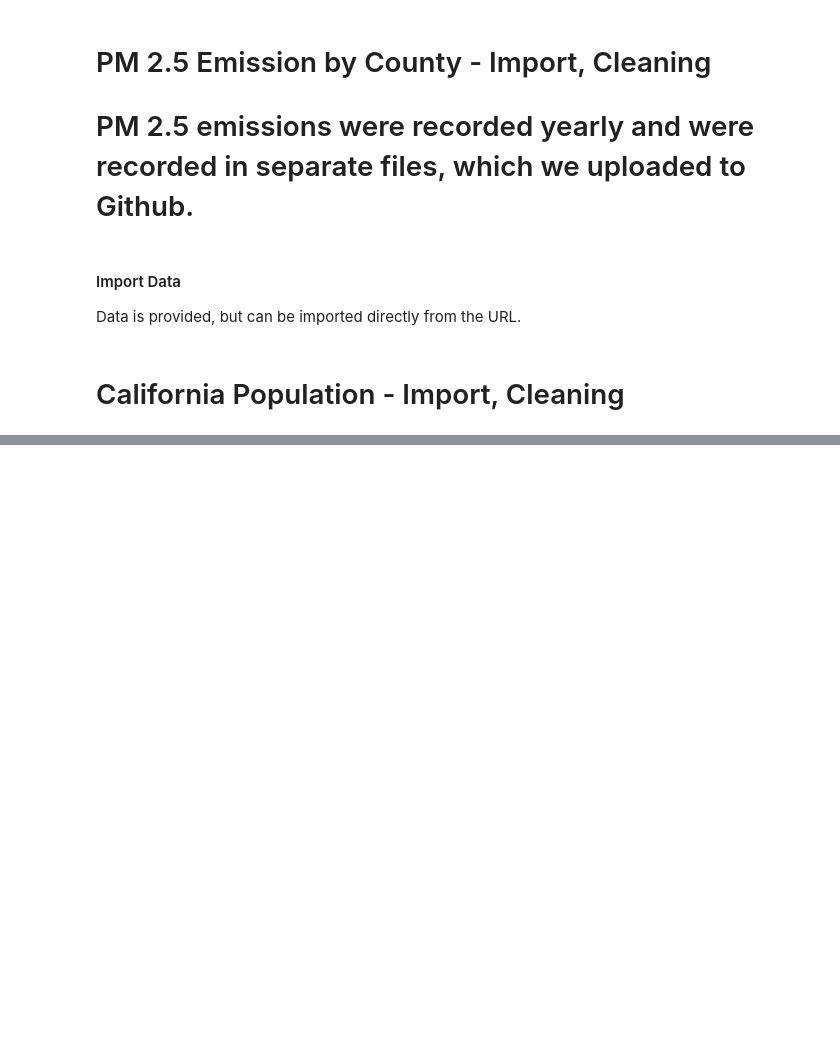
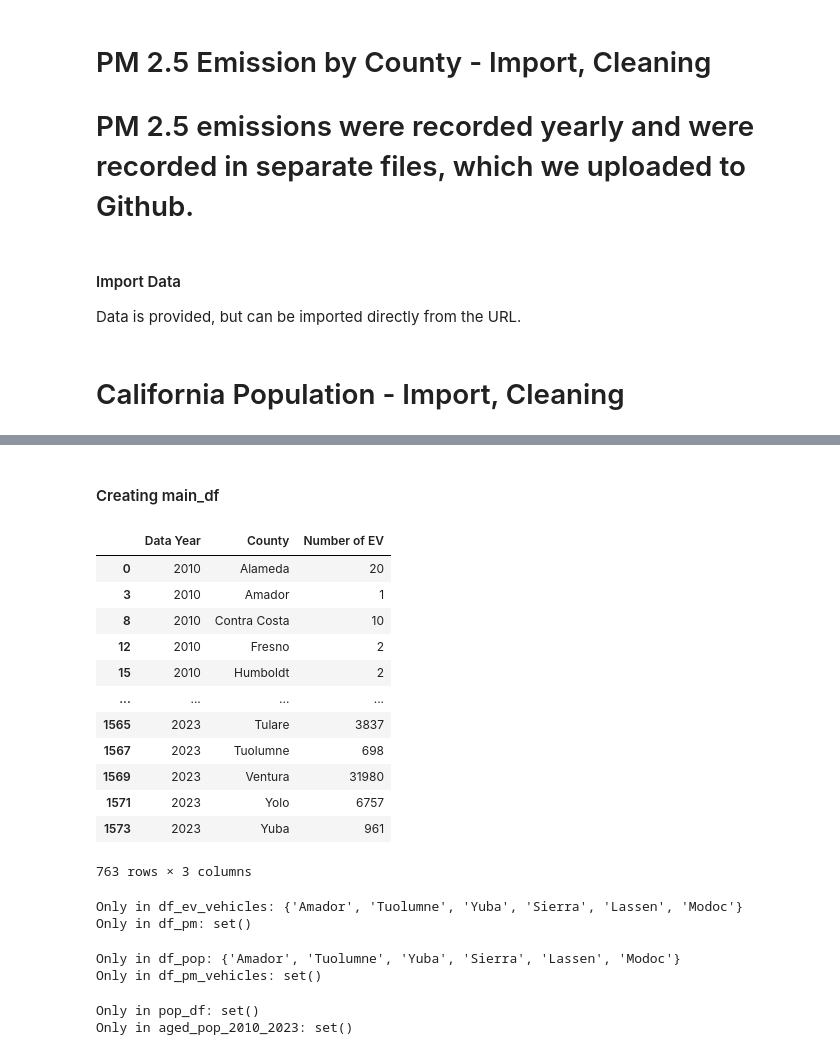
Before and after one commit to kellerl7/SIADS_Milestone_1, a Jupyter notebook: 19-btschmid-claris-lucaskel-kr_backup.ipynb, the cells around one changed output, grey strips where cells are left out. Cells and saved outputs as stored; diff of their text form; code cells hidden in the pictures; blank space fills up the shorter version.

```diff
--- a/19-btschmid-claris-lucaskel-kr_backup.ipynb
+++ b/19-btschmid-claris-lucaskel-kr_backup.ipynb
@@ -564,0 +640,44 @@ df_pop['Data Year'] = df_pop['Data Year'].astype(int)
+# %% [markdown]
+#### Creating main_df
+# %%
+# Let's select only Electric Vehicles to see if higher EV values result in lower PM 2.5 Emissions
+df_ev_vehicles = fueltype_per_countyyear_totals_df[fueltype_per_countyyear_totals_df['Fuel Category'] == 'EV']
+df_ev_vehicles = df_ev_vehicles.rename(columns={'Number of Vehicles': 'Number of EV'})
+df_ev_vehicles = df_ev_vehicles.drop(columns=['Fuel Category'])
+df_ev_vehicles
+# %% [output]
+|  | Data Year | County | Number of EV |
+| 0 | 2010 | Alameda | 20 |
+| 3 | 2010 | Amador | 1 |
+| 8 | 2010 | Contra Costa | 10 |
+| 12 | 2010 | Fresno | 2 |
+| 15 | 2010 | Humboldt | 2 |
+| ... | ... | ... | ... |
+| 1565 | 2023 | Tulare | 3837 |
+| 1567 | 2023 | Tuolumne | 698 |
+| 1569 | 2023 | Ventura | 31980 |
+| 1571 | 2023 | Yolo | 6757 |
+| 1573 | 2023 | Yuba | 961 |
+763 rows × 3 columns
+# %%
+# Let's see if there are any differences between df_ev_vehicles and
+# strip df_pm of spaces
+df_pm['County'] = df_pm['County'].str.strip()
+counties = pd.DataFrame({
+    'County_df_vehicles': df_ev_vehicles['County'],
+    'County_df_pm': df_pm['County']
+})
+counties.head()
+# Get unique counties from both DataFrames
+counties_vehicles = set(df_ev_vehicles['County'])
+counties_pm = set(df_pm['County'])
+
+# Find differences
+only_in_vehicles = counties_vehicles - counties_pm
+only_in_pm = counties_pm - counties_vehicles
+
+print("Only in df_ev_vehicles:", only_in_vehicles)
+print("Only in df_pm:", only_in_pm)
+# %% [output]
+Only in df_ev_vehicles: {'Amador', 'Tuolumne', 'Yuba', 'Sierra', 'Lassen', 'Modoc'}
+Only in df_pm: set()
@@ -564,0 +693,15 @@ df_pop['Data Year'] = df_pop['Data Year'].astype(int)
+# %%
+# Get unique counties from both DataFrames
+counties_pop = set(df_pop['County'])
+counties_pm_vehicles = set(df_pm_vehicles['County'])
+
+# Find differences
+only_in_pop = counties_pop - counties_pm_vehicles
+only_in_pm_vehicles = counties_pm_vehicles - counties_pop
+
+print("Only in df_pop:", only_in_pop)
+print("Only in df_pm_vehicles:", only_in_pm_vehicles)
+# for now, we will merge on left for df_pm_vehicles
+# %% [output]
+Only in df_pop: {'Amador', 'Tuolumne', 'Yuba', 'Sierra', 'Lassen', 'Modoc'}
+Only in df_pm_vehicles: set()
@@ -564,0 +715,21 @@ df_pop['Data Year'] = df_pop['Data Year'].astype(int)
+# %%
+ # Let's see if there are any main differences between the Counties in the total population dataframe and the aged population dataframe.
+aged_pop_2010_2023['County'] = aged_pop_2010_2023['County'].str.strip()
+counties = pd.DataFrame({
+    'County_main_df': df_pop['County'],
+    'County_aged_pop_2010_2023': aged_pop_2010_2023['County']
+})
+counties.head()
+# Get unique counties from both DataFrames
+pop_df_co = set(df_pop['County'])
+aged_pop_2010_2023_co = set(aged_pop_2010_2023['County'])
+
+# Find differences
+only_in_pop_df_co = pop_df_co - aged_pop_2010_2023_co
+only_in_aged_pop_2010_2023_co = aged_pop_2010_2023_co - pop_df_co
+
+print("Only in pop_df:", only_in_pop_df_co)
+print("Only in aged_pop_2010_2023:", only_in_aged_pop_2010_2023_co)
+# %% [output]
+Only in pop_df: set()
+Only in aged_pop_2010_2023: set()
```
Also changed, not shown: parts of 18 cells of this notebook.
